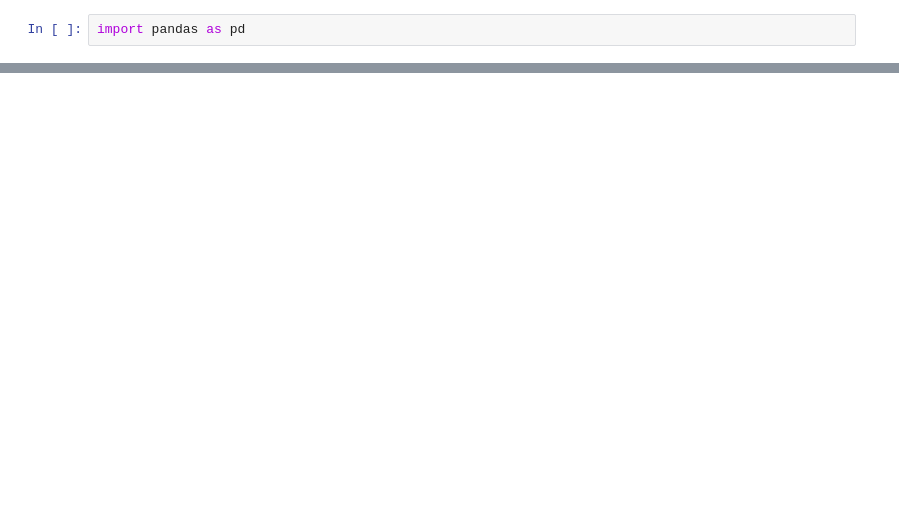
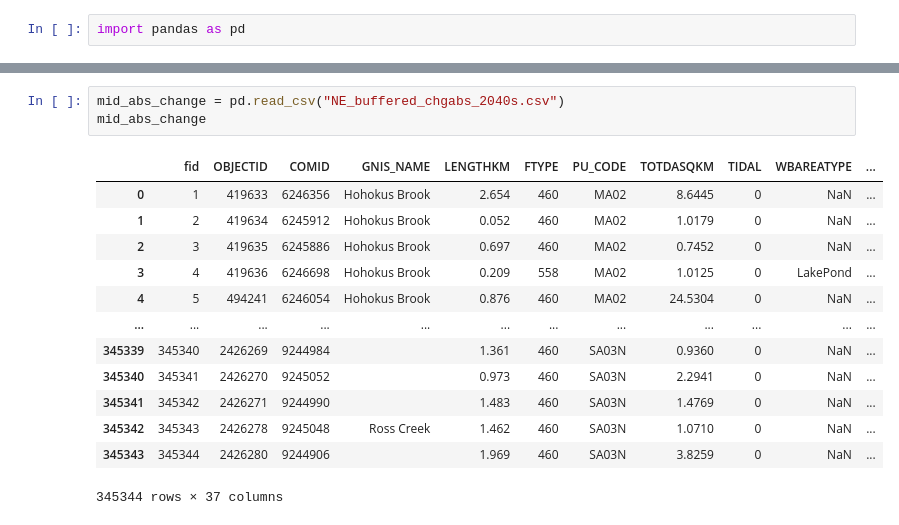
Before and after one commit to Hydro-Umass/FoAF, a Jupyter notebook: extract_NE.ipynb, the cells around one changed output, grey strips where cells are left out. Drawn from its saved outputs; the diff is of its cells as text; blank space fills up the shorter version.

```diff
--- a/extract_NE.ipynb
+++ b/extract_NE.ipynb
@@ -130,0 +57,17 @@ NE_late_prc_change
+# %%
+mid_abs_change = pd.read_csv("NE_buffered_chgabs_2040s.csv")
+mid_abs_change
+# %% [output]
+|  | fid | OBJECTID | COMID | GNIS_NAME | LENGTHKM | FTYPE | PU_CODE | TOTDASQKM | TIDAL | WBAREATYPE | ... |
+| 0 | 1 | 419633 | 6246356 | Hohokus Brook | 2.654 | 460 | MA02 | 8.6445 | 0 | NaN | ... |
+| 1 | 2 | 419634 | 6245912 | Hohokus Brook | 0.052 | 460 | MA02 | 1.0179 | 0 | NaN | ... |
+| 2 | 3 | 419635 | 6245886 | Hohokus Brook | 0.697 | 460 | MA02 | 0.7452 | 0 | NaN | ... |
+| 3 | 4 | 419636 | 6246698 | Hohokus Brook | 0.209 | 558 | MA02 | 1.0125 | 0 | LakePond | ... |
+| 4 | 5 | 494241 | 6246054 | Hohokus Brook | 0.876 | 460 | MA02 | 24.5304 | 0 | NaN | ... |
+| ... | ... | ... | ... | ... | ... | ... | ... | ... | ... | ... | ... |
+| 345339 | 345340 | 2426269 | 9244984 |  | 1.361 | 460 | SA03N | 0.9360 | 0 | NaN | ... |
+| 345340 | 345341 | 2426270 | 9245052 |  | 0.973 | 460 | SA03N | 2.2941 | 0 | NaN | ... |
+| 345341 | 345342 | 2426271 | 9244990 |  | 1.483 | 460 | SA03N | 1.4769 | 0 | NaN | ... |
+| 345342 | 345343 | 2426278 | 9245048 | Ross Creek | 1.462 | 460 | SA03N | 1.0710 | 0 | NaN | ... |
+| 345343 | 345344 | 2426280 | 9244906 |  | 1.969 | 460 | SA03N | 3.8259 | 0 | NaN | ... |
+345344 rows × 37 columns
```
Also changed, not shown: parts of 16 cells of this notebook, 1 other file.
